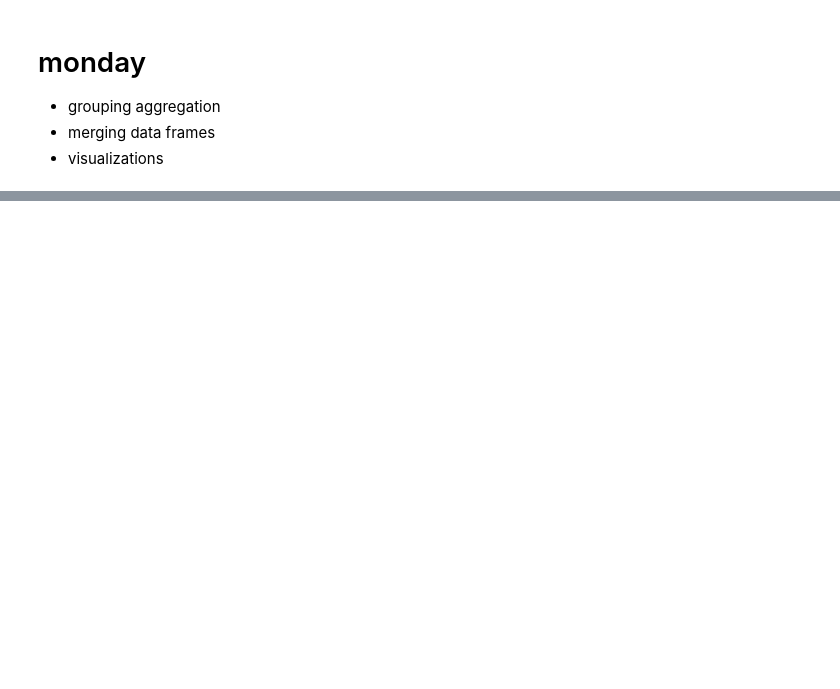
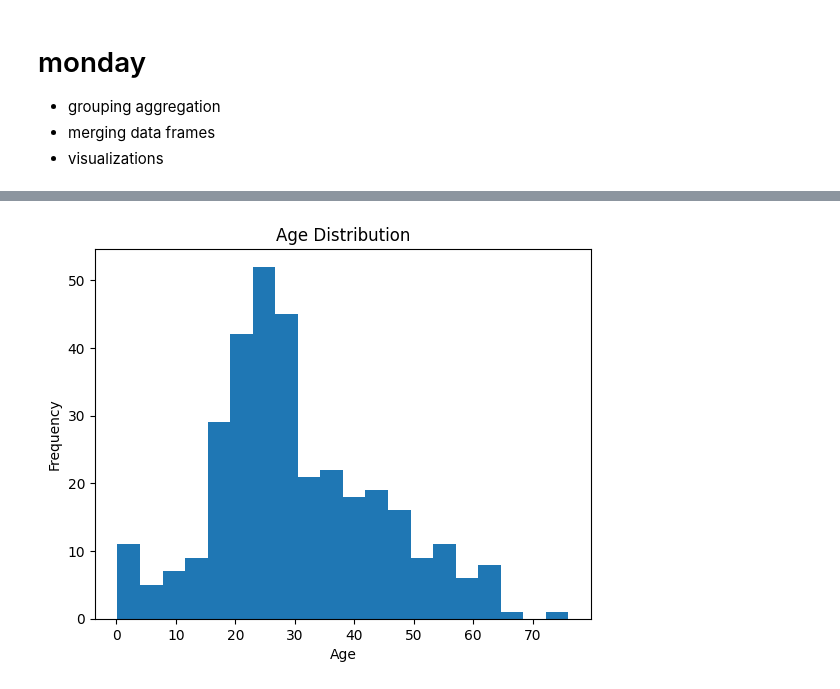
Before and after one commit to Brenda-Mutai/Python-, a Jupyter notebook: data_wrangling.ipynb, the cells around one changed output, grey strips where cells are left out. Saved outputs shown, nothing was run; the diff lists cells and outputs as text; code cells hidden in the pictures; blank space fills up the shorter version.

```diff
--- a/data_wrangling.ipynb
+++ b/data_wrangling.ipynb
@@ -212,0 +315,10 @@ data.head()
+# %%
+# histogram-to analyze the frequency distribution of data
+#age distribution
+plt.hist(data['Age'],bins=20)
+plt.title('Age Distribution')
+plt.xlabel('Age')
+plt.ylabel('Frequency')
+plt.show()
+# %% [output]
+[figure, added]
```
Also changed, not shown: parts of 23 cells of this notebook, 8 other files.
